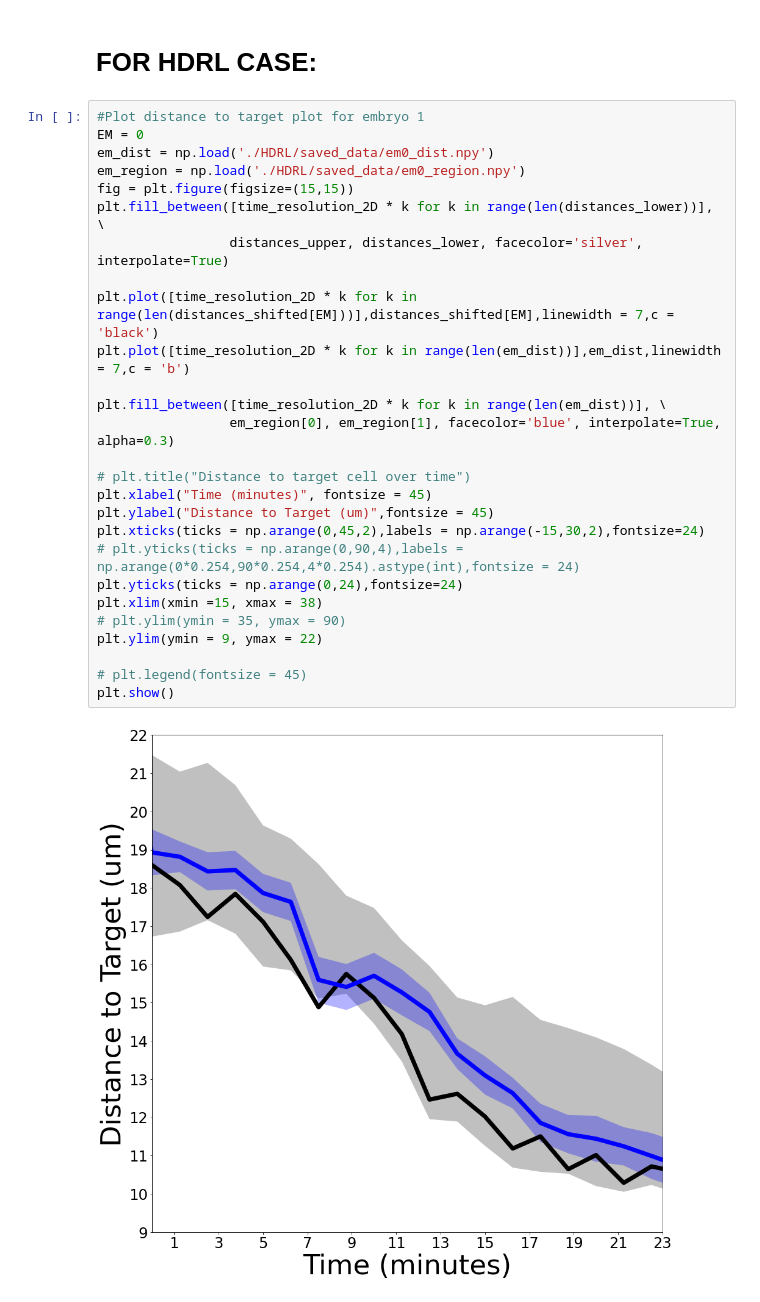
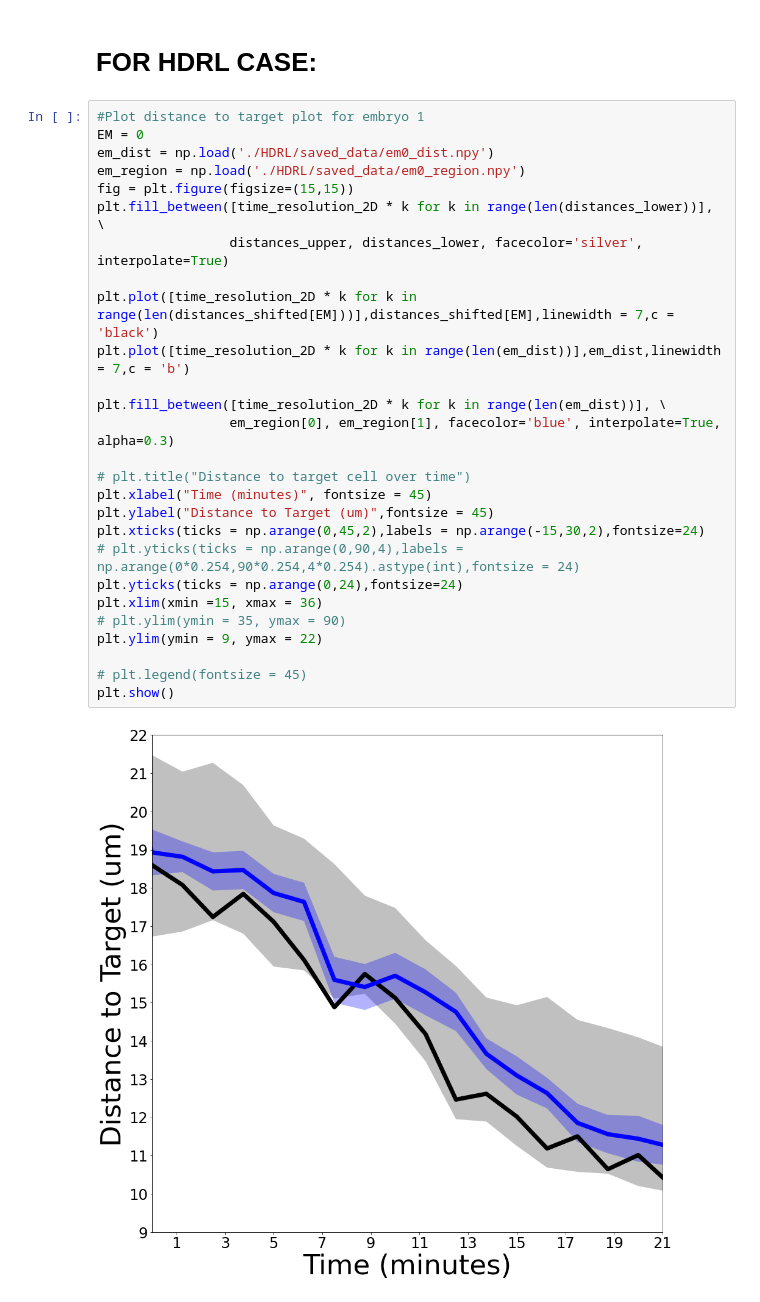
Before and after one commit to Joseph960616/CellMigrationGym, a Jupyter notebook: simulation_data_visualization.ipynb, the cells around one changed output. Cells and saved outputs as stored; diff of their text form.

```diff
--- a/simulation_data_visualization.ipynb
+++ b/simulation_data_visualization.ipynb
@@ -314,32 +314,32 @@ plt.show()
 # %%
 #Plot distance to target plot for embryo 1
 EM = 0
 em_dist = np.load('./HDRL/saved_data/em0_dist.npy')
 em_region = np.load('./HDRL/saved_data/em0_region.npy')
 fig = plt.figure(figsize=(15,15))
 plt.fill_between([time_resolution_2D * k for k in range(len(distances_lower))], \
                  distances_upper, distances_lower, facecolor='silver', interpolate=True)
 
 plt.plot([time_resolution_2D * k for k in range(len(distances_shifted[EM]))],distances_shifted[EM],linewidth = 7,c = 'black')
 plt.plot([time_resolution_2D * k for k in range(len(em_dist))],em_dist,linewidth = 7,c = 'b')
 
 plt.fill_between([time_resolution_2D * k for k in range(len(em_dist))], \
                  em_region[0], em_region[1], facecolor='blue', interpolate=True, alpha=0.3)
 
 # plt.title("Distance to target cell over time")
 plt.xlabel("Time (minutes)", fontsize = 45)
 plt.ylabel("Distance to Target (um)",fontsize = 45)
 plt.xticks(ticks = np.arange(0,45,2),labels = np.arange(-15,30,2),fontsize=24)
 # plt.yticks(ticks = np.arange(0,90,4),labels = np.arange(0*0.254,90*0.254,4*0.254).astype(int),fontsize = 24)
 plt.yticks(ticks = np.arange(0,24),fontsize=24)
-plt.xlim(xmin =15, xmax = 38)
+plt.xlim(xmin =15, xmax = 36)
 # plt.ylim(ymin = 35, ymax = 90)
 plt.ylim(ymin = 9, ymax = 22)
 
 # plt.legend(fontsize = 45)
 plt.show()
 # %% [output]
-[figure, old version]
+[figure, new version]
 # %%
 #Plot distance to target plot for embryo 2
 EM = 1
```
Also changed, not shown: parts of 6 cells of this notebook, 6 other files.
